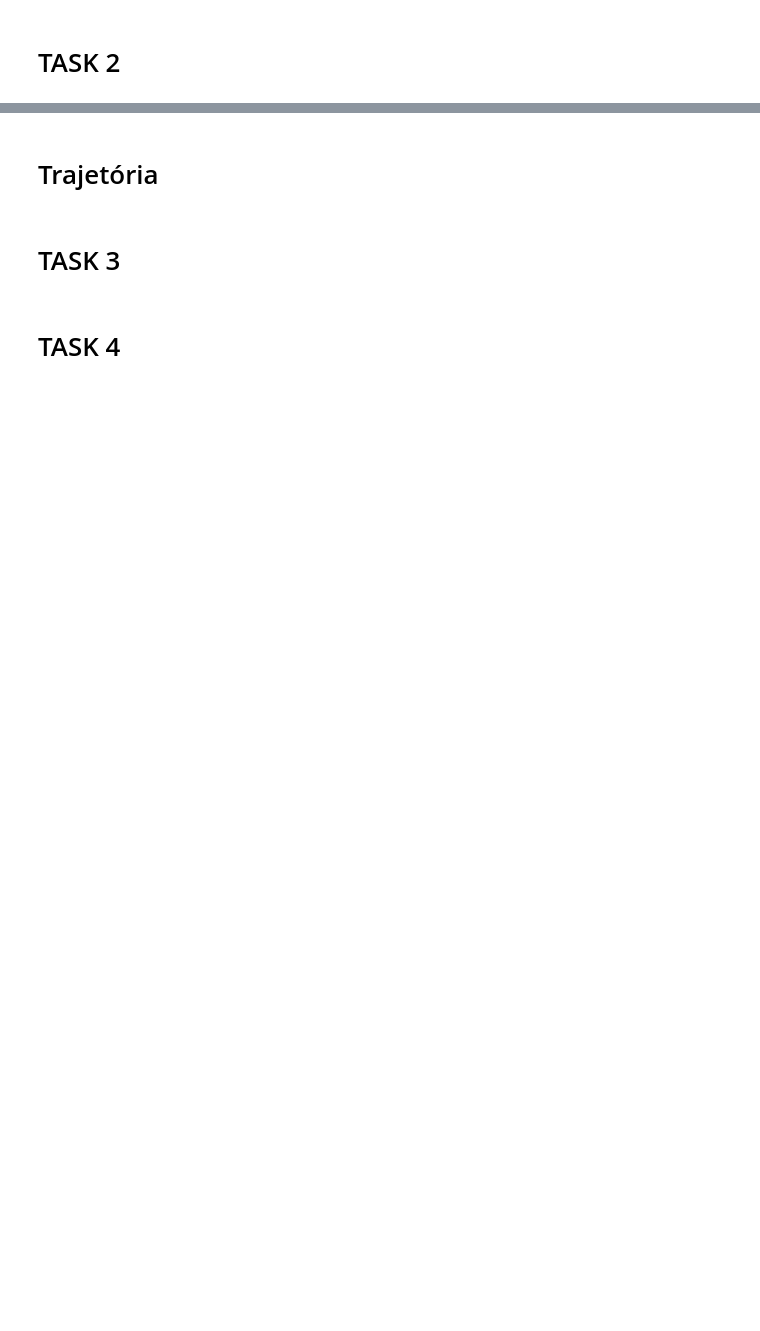
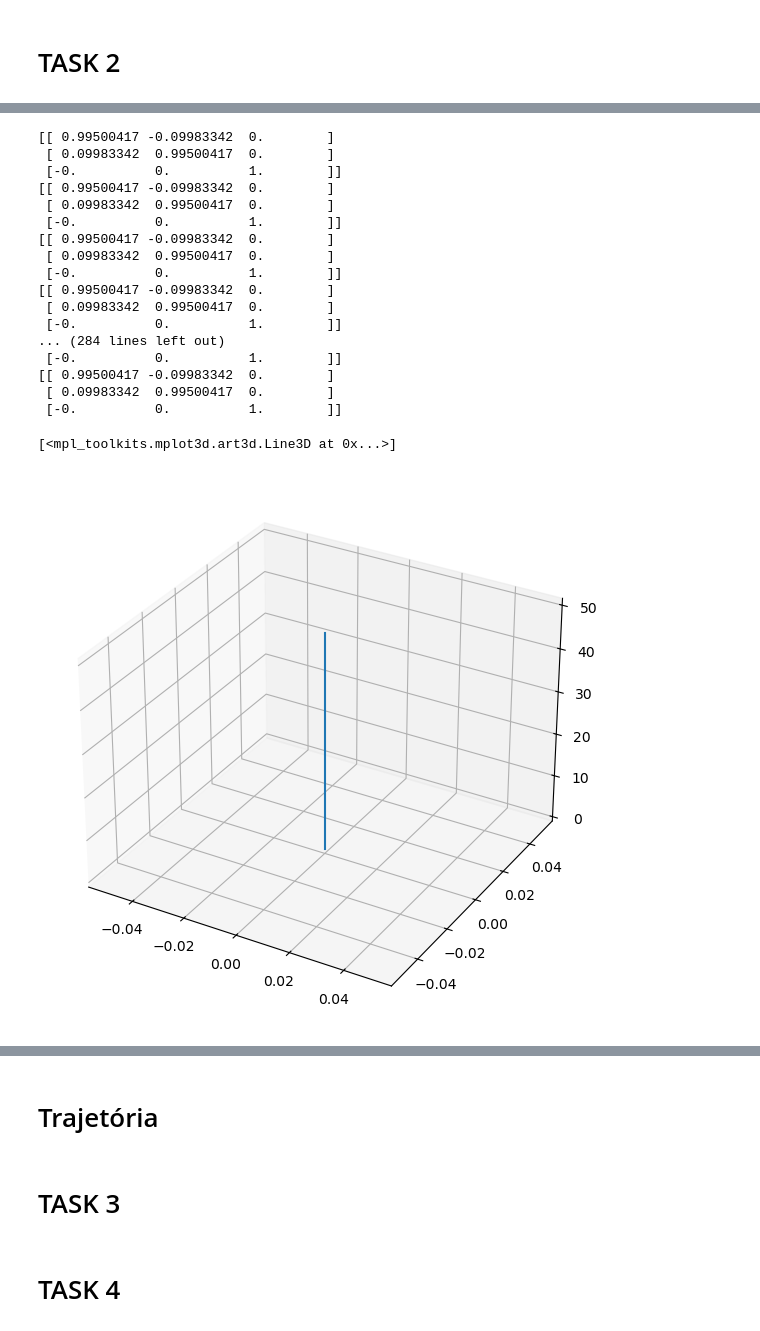
Before and after one commit to RodsCoimbra/IST-ROBO, a Jupyter notebook: task1.ipynb, the cells around one changed output, grey strips where cells are left out. Drawn from its saved outputs; the diff is of its cells as text; code cells hidden in the pictures; blank space fills up the shorter version.

```diff
--- a/task1.ipynb
+++ b/task1.ipynb
@@ -192,0 +242,71 @@ plt.grid()
+# %%
+import numpy as np
+from matplotlib import pyplot as plt
+dt = 0.1  # Time step
+T = 10  # Total time
+omega = 1.0  # Angular velocity (rad/s)
+acc_z = 1.0  # Linear acceleration along z-axis (m/s^2)
+
+# Time array
+time = np.arange(0, T + dt, dt)
+
+# Delta orientation (rotation vector in IMU frame)
+delta_orientation = np.zeros((len(time), 3))
+delta_orientation[:, 2] = omega * dt  # Incremental yaw rotation around z-axis
+
+# Filtered acceleration in the IMU frame
+filtered_acceleration = np.zeros((len(time), 3))
+filtered_acceleration[:, 2] = acc_z + 9.81
+
+
+# Initialize variables
+t_prev = time[0]
+vel_prev = np.zeros(3)  # Initial velocity (assume zero)
+position = [np.zeros(3)]  # Initial position (at origin)
+total_rotation = np.eye(3)  # Initial orientation (identity matrix)
+
+# Gravity in world frame
+gravity_world = np.array([0, 0, -9.81])  # Downward acceleration due to gravity
+
+# Loop through data
+for t, d_orient, ac in zip(time[1:], delta_orientation[1:], filtered_acceleration[1:]):
+    dt = t - t_prev
+    # Update orientation (incremental rotation in IMU frame)
+    delta_rot = rotation_matrix(*d_orient)  # Convert rotation vector to matrix
+    print(delta_rot)
+    total_rotation = total_rotation @ delta_rot  # Accumulate rotation in world frame
+    # Transform acceleration to world frame
+    acc_world = total_rotation @ ac - gravity_world
+    # Integrate velocity and position
+    vel = vel_prev + acc_world * dt
+    new_pos = position[-1] + vel * dt
+    # Update variables
+    position.append(new_pos)
+    vel_prev = vel
+    t_prev = t
+
+position = np.array(position)
+fig = plt.figure(figsize=(10, 7))
+ax = fig.add_subplot(111, projection='3d')
+# Plot the trajectory
+ax.plot(position[:,0], position[:,1], position[:,2], label="Trajectory")
+# %% [output]
+[[ 0.99500417 -0.09983342  0.        ]
+ [ 0.09983342  0.99500417  0.        ]
+ [-0.          0.          1.        ]]
+[[ 0.99500417 -0.09983342  0.        ]
+ [ 0.09983342  0.99500417  0.        ]
+ [-0.          0.          1.        ]]
+[[ 0.99500417 -0.09983342  0.        ]
+ [ 0.09983342  0.99500417  0.        ]
+ [-0.          0.          1.        ]]
+[[ 0.99500417 -0.09983342  0.        ]
+ [ 0.09983342  0.99500417  0.        ]
+ [-0.          0.          1.        ]]
+... (284 lines left out)
+ [-0.          0.          1.        ]]
+[[ 0.99500417 -0.09983342  0.        ]
+ [ 0.09983342  0.99500417  0.        ]
+ [-0.          0.          1.        ]]
+[<mpl_toolkits.mplot3d.art3d.Line3D at 0x...>]
+[figure, added]
```
Also changed, not shown: parts of 12 cells of this notebook.
